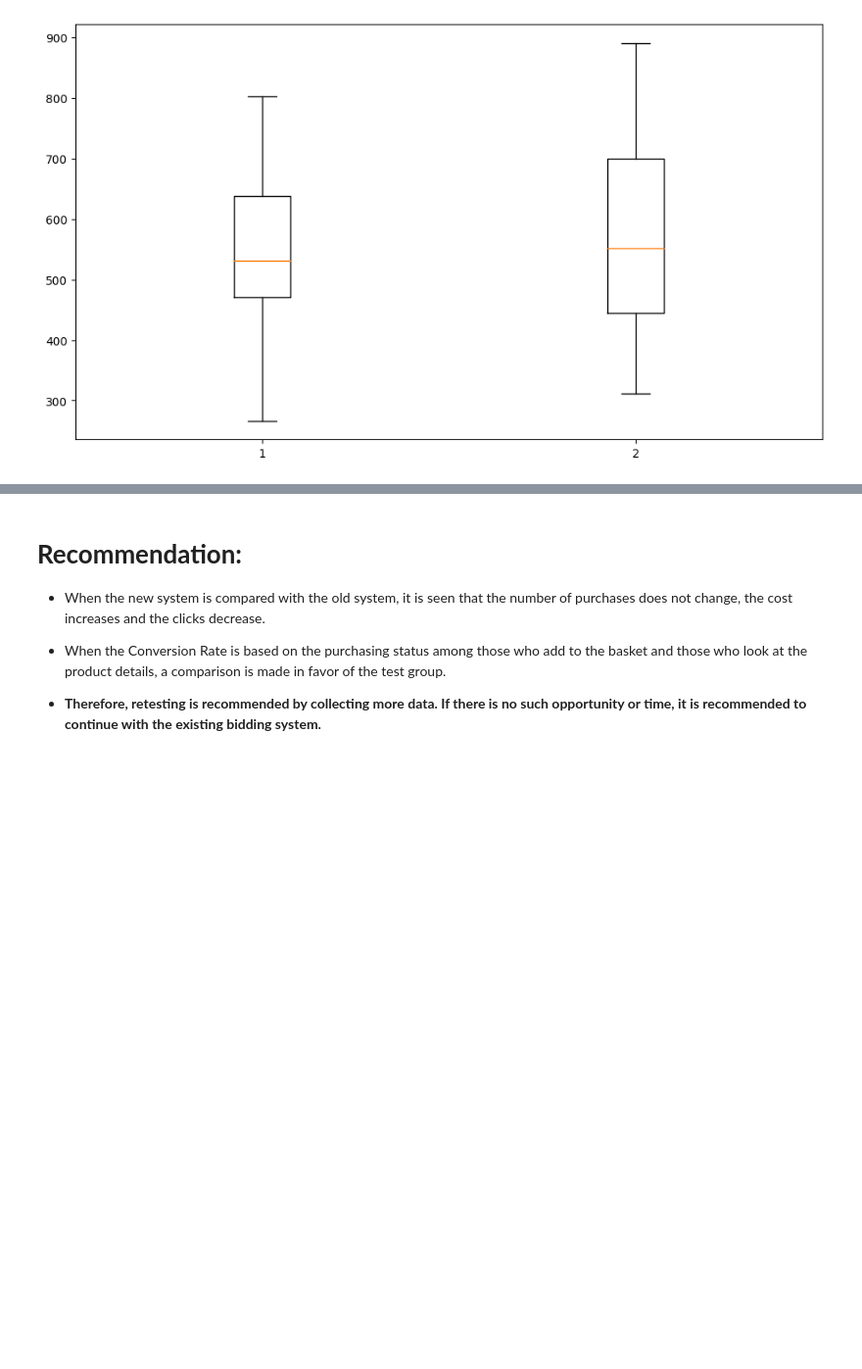
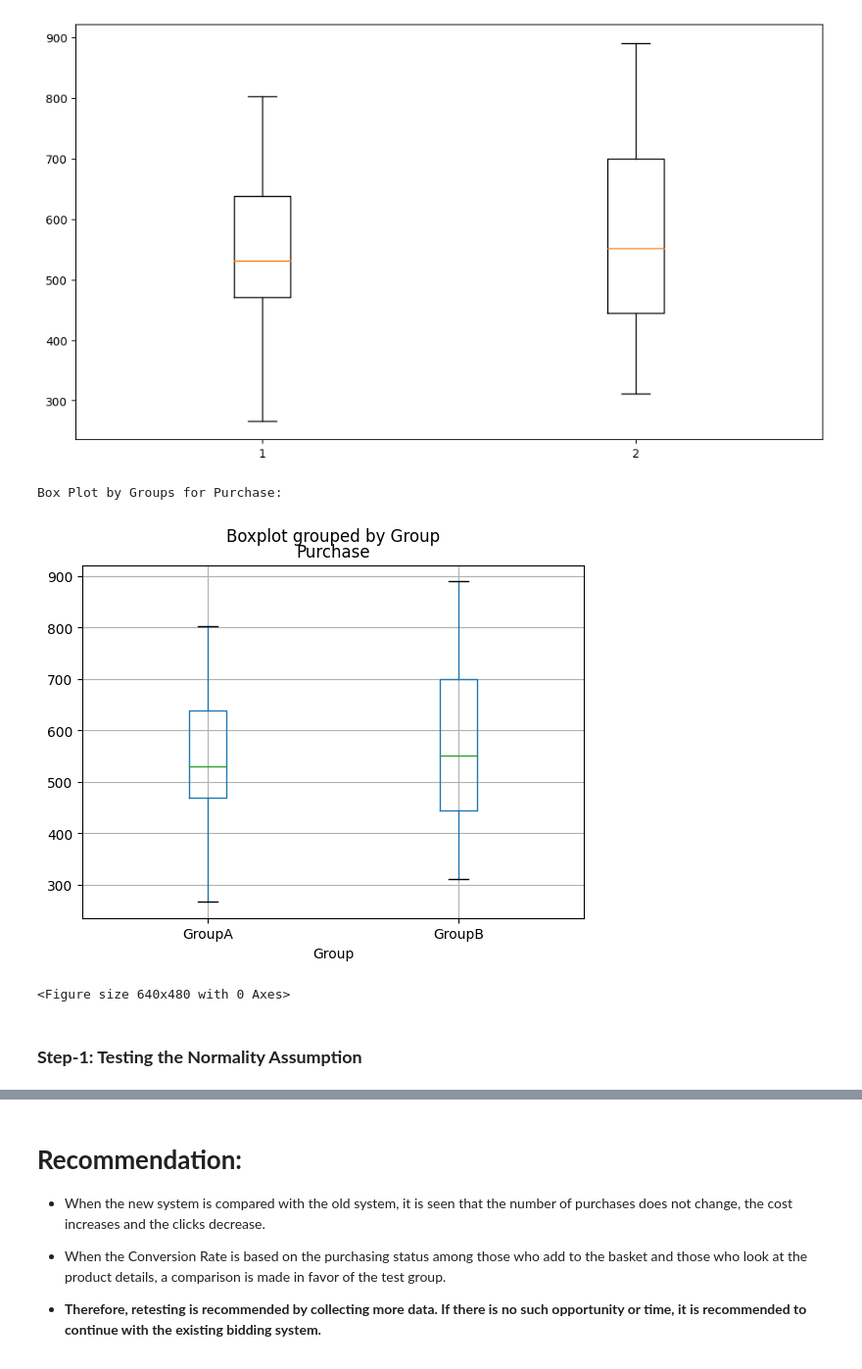
Before and after one commit to PervejHosen/DS_Projects, a Jupyter notebook: Project_01_A_B_Testing_Using_Python.ipynb, the cells around one changed output, grey strips where cells are left out. Shown at 98% size. Saved outputs shown, nothing was run; the diff lists cells and outputs as text; code cells hidden in the pictures; blank space fills up the shorter version.

```diff
--- a/Project_01_A_B_Testing_Using_Python.ipynb
+++ b/Project_01_A_B_Testing_Using_Python.ipynb
@@ -354,3 +358,18 @@ bp = ax.boxplot(data)
 plt.show()
 # %% [output]
 [figure]
+# %%
+Data.boxplot("Purchase", by="Group",return_type=None)
+fig = plt.figure()
+
+plt.suptitle("")
+
+# show plot
+print("Box Plot by Groups for Purchase:", "\n")
+plt.show()
+# %% [output]
+Box Plot by Groups for Purchase:
+[figure, added]
+<Figure size 640x480 with 0 Axes>
+# %% [markdown]
+### **Step-1: Testing the Normality Assumption**
```
Also changed, not shown: parts of 39 cells of this notebook.
